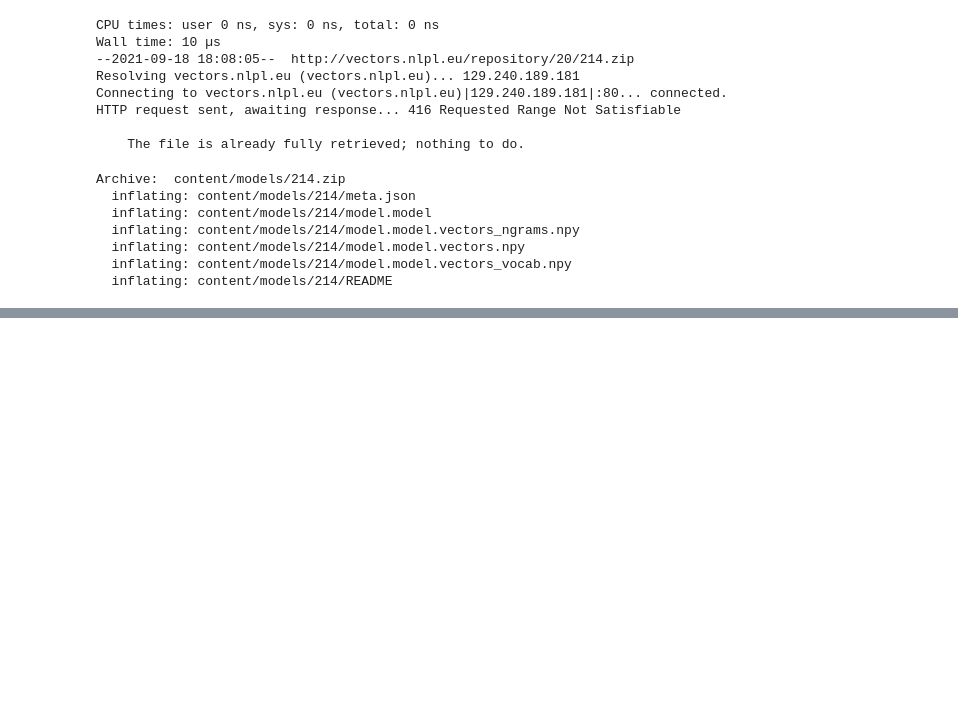
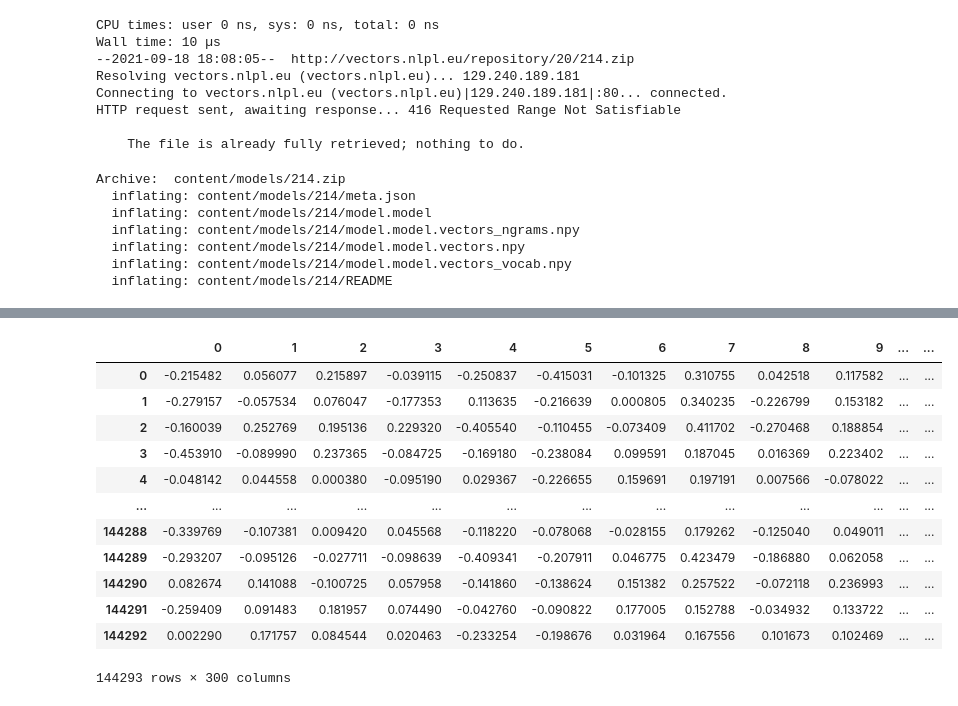
Before and after one commit to galkinc/nlp_ad_quaries, a Jupyter notebook: small_word2vec_categorizer.ipynb, the cells around one changed output, grey strips where cells are left out. Drawn from its saved outputs; the diff is of its cells as text; code cells hidden in the pictures; blank space fills up the shorter version.

```diff
--- a/small_word2vec_categorizer.ipynb
+++ b/small_word2vec_categorizer.ipynb
@@ -285,0 +297,26 @@ df
+# %%
+#!g1.1
+x_val = pd.DataFrame()
+word2vec_val = np.zeros((len(df_val.index), 300),dtype="float32")
+
+for i in range(len(df_val.index)):
+    word2vec_val[i] = avg_feature_vector(df_val["cleaned_text"][i], w2v_model, 300)
+
+names_df = pd.DataFrame(data=word2vec_val)
+x_val = pd.concat([x_val, names_df], axis=1)
+y_val = df_val.label
+x_val
+# %% [output]
+|  | 0 | 1 | 2 | 3 | 4 | 5 | 6 | 7 | 8 | 9 | ... | ... |
+| 0 | -0.215482 | 0.056077 | 0.215897 | -0.039115 | -0.250837 | -0.415031 | -0.101325 | 0.310755 | 0.042518 | 0.117582 | ... | ... |
+| 1 | -0.279157 | -0.057534 | 0.076047 | -0.177353 | 0.113635 | -0.216639 | 0.000805 | 0.340235 | -0.226799 | 0.153182 | ... | ... |
+| 2 | -0.160039 | 0.252769 | 0.195136 | 0.229320 | -0.405540 | -0.110455 | -0.073409 | 0.411702 | -0.270468 | 0.188854 | ... | ... |
+| 3 | -0.453910 | -0.089990 | 0.237365 | -0.084725 | -0.169180 | -0.238084 | 0.099591 | 0.187045 | 0.016369 | 0.223402 | ... | ... |
+| 4 | -0.048142 | 0.044558 | 0.000380 | -0.095190 | 0.029367 | -0.226655 | 0.159691 | 0.197191 | 0.007566 | -0.078022 | ... | ... |
+| ... | ... | ... | ... | ... | ... | ... | ... | ... | ... | ... | ... | ... |
+| 144288 | -0.339769 | -0.107381 | 0.009420 | 0.045568 | -0.118220 | -0.078068 | -0.028155 | 0.179262 | -0.125040 | 0.049011 | ... | ... |
+| 144289 | -0.293207 | -0.095126 | -0.027711 | -0.098639 | -0.409341 | -0.207911 | 0.046775 | 0.423479 | -0.186880 | 0.062058 | ... | ... |
+| 144290 | 0.082674 | 0.141088 | -0.100725 | 0.057958 | -0.141860 | -0.138624 | 0.151382 | 0.257522 | -0.072118 | 0.236993 | ... | ... |
+| 144291 | -0.259409 | 0.091483 | 0.181957 | 0.074490 | -0.042760 | -0.090822 | 0.177005 | 0.152788 | -0.034932 | 0.133722 | ... | ... |
+| 144292 | 0.002290 | 0.171757 | 0.084544 | 0.020463 | -0.233254 | -0.198676 | 0.031964 | 0.167556 | 0.101673 | 0.102469 | ... | ... |
+144293 rows × 300 columns
```
Also changed, not shown: parts of 36 cells of this notebook.
